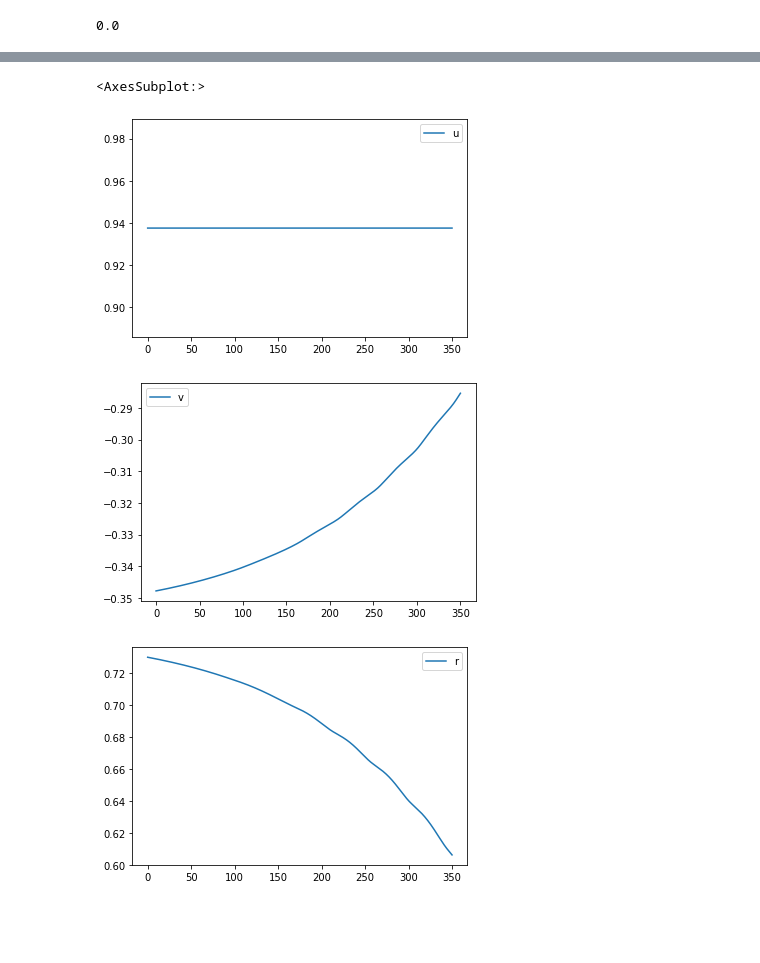
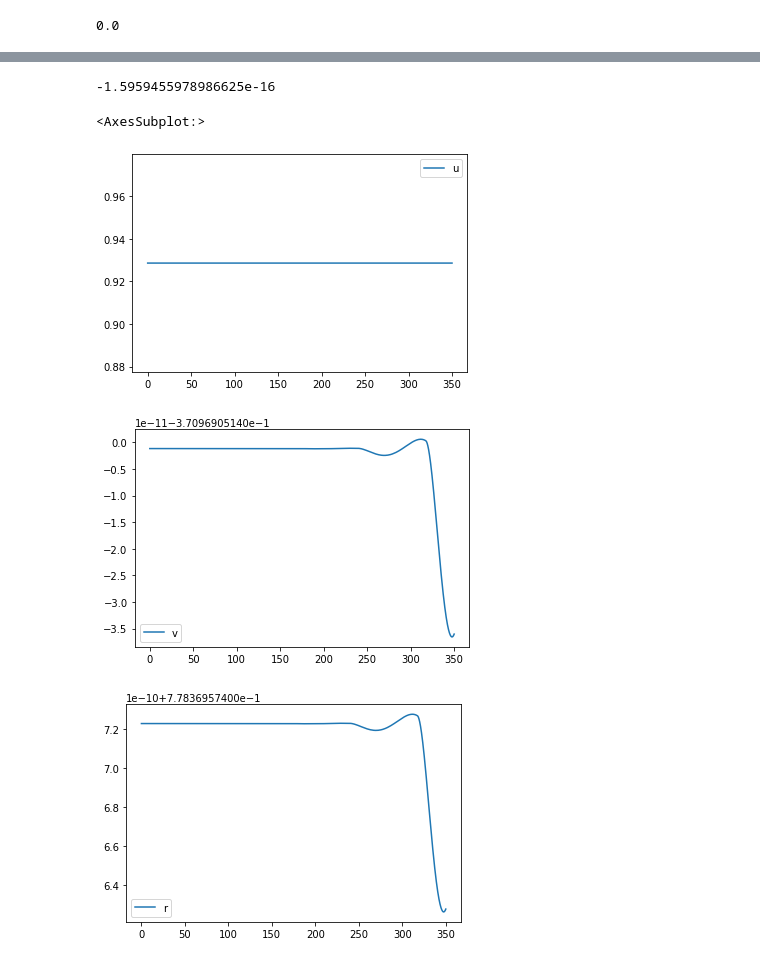
Before and after one commit to martinlarsalbert/VesselManoeuvringModels, a Jupyter notebook: notebooks/06.01_linear_VMM.ipynb, the cells around one changed output, grey strips where cells are left out. Cells and saved outputs as stored; diff of their text form; code cells hidden in the pictures; blank space fills up the shorter version.

```diff
--- a/notebooks/06.01_linear_VMM.ipynb
+++ b/notebooks/06.01_linear_VMM.ipynb
@@ -202,3 +201,0 @@ df_ship_parameters.loc['lambda'] = df_prime.loc['lambda',df_ship_parameters.loc[
-# %%
-for key in ['denominator','lambda']:
-    df_ship_parameters.loc[key] = df_prime[df_ship_parameters.loc['unit']].loc[key].values
@@ -210,5 +202,5 @@ def calculate_prime_ship(col, df_ship_parameters):
-# %%
-df_ship_parameters.loc['prime'] = df_ship_parameters.apply(func=calculate_prime_ship, axis=0, df_ship_parameters=df_ship_parameters)
+# %%
+df_ship_parameters.loc['prime'] = ps.prime(ship_parameters)
 # %%
 df_ship_parameters
 # %% [output]
@@ -256,14 +246,14 @@ inputs.update(dict(df_ship_parameters.loc['prime']))
 U = 10
 delta = np.deg2rad(35)
 inputs['delta'] = delta
-inputs['u'] = inputs['U'] =  U/run(df_prime.linear_velocity['lambda'], df_ship_parameters.loc['value'],U=U)
+inputs['u'] = inputs['U'] =  ps.prime((U,'linear_velocity',), U=U)
 
 
 v_steady_prime = run(function=v_lambda, inputs=inputs)
 r_steady_prime = run(function=r_lambda, inputs=inputs)
 
-v_steady = v_steady_prime*run(df_prime.linear_velocity['lambda'], df_ship_parameters.loc['value'],U=U)
-r_steady = r_steady_prime*run(df_prime.angular_velocity['lambda'], df_ship_parameters.loc['value'],U=U)
+v_steady = ps.unprime((v_steady_prime,'linear_velocity',) ,U=U)
+r_steady = ps.unprime((r_steady_prime,'angular_velocity',) ,U=U)
 # %%
 v_steady
 # %% [output]
@@ -316,38 +306,45 @@ run(function=model.v1d_lambda, inputs=inputs)
+# %%
+run(function=model.r1d_lambda, inputs=inputs)
+# %% [output]
+-1.5959455978986625e-16
 # %%
-t = np.arange(0,350,0.01)
+t_max = 2*np.pi/r_steady  # Turn one lap
+t = np.arange(0,t_max,0.01)
 
 
 control = {
-    'delta' : (delta, 'angle'),
+    'delta' : (delta, 'angle',),
 }
 
 parameters = dict(df_parameters['prime'])
 
+u_steady = np.sqrt(U**2 - v_steady**2)
 y0 = [
-    U,  ## u
-    v_steady,  ## v
-    r_steady,  ## r
-    0,  ## x0
-    0,  ## y0
-    0,  ## psi
+    (u_steady, 'linear_velocity'),         ## u
+    (v_steady, 'linear_velocity'),  ## v
+    (r_steady,  'angular_velocity'),## r
+    (0, 'length'),                  ## x0
+    (0, 'length'),                  ## y0
+    (0, 'angle'),                   ## psi
 ]
 
 #solution = model.simulate(y0=y0, t=t, df_parameters=df_parameters, df_ship_parameters=df_ship_parameters, control=control, rtol=1e-3, atol=1e-3)
-solution = model.simulate(y0=y0, t=t, df_parameters=df_parameters, df_ship_parameters=df_ship_parameters, control=control)
+solution = model.simulate(y0=y0, t=t, df_parameters=df_parameters, ship_parameters=ship_parameters, control=control)
 
-df_result_prime = pd.DataFrame(data=solution.y.T, columns = ['u','v','r','x0','y0','psi'])
+columns = ['u','v','r','x0','y0','psi']
+df_result_prime = pd.DataFrame(data=solution.y.T, columns=columns)
 df_result_prime.index=t[0:len(df_result_prime)]
 
 #df_result_prime['U'] = np.sqrt(df_result_prime['u']**2 + df_result_prime['v']**2)
 
 df_result_prime.plot(y='u')
 df_result_prime.plot(y='v')
 df_result_prime.plot(y='r')
 # %% [output]
 <AxesSubplot:>
-[figure, old version]
+[figure, new version]
-[figure, old version]
+[figure, new version]
-[figure, old version]
+[figure, new version]
 # %%
 y0
 # %% [output]
```
Also changed, not shown: parts of 14 cells of this notebook, 4 other files.
